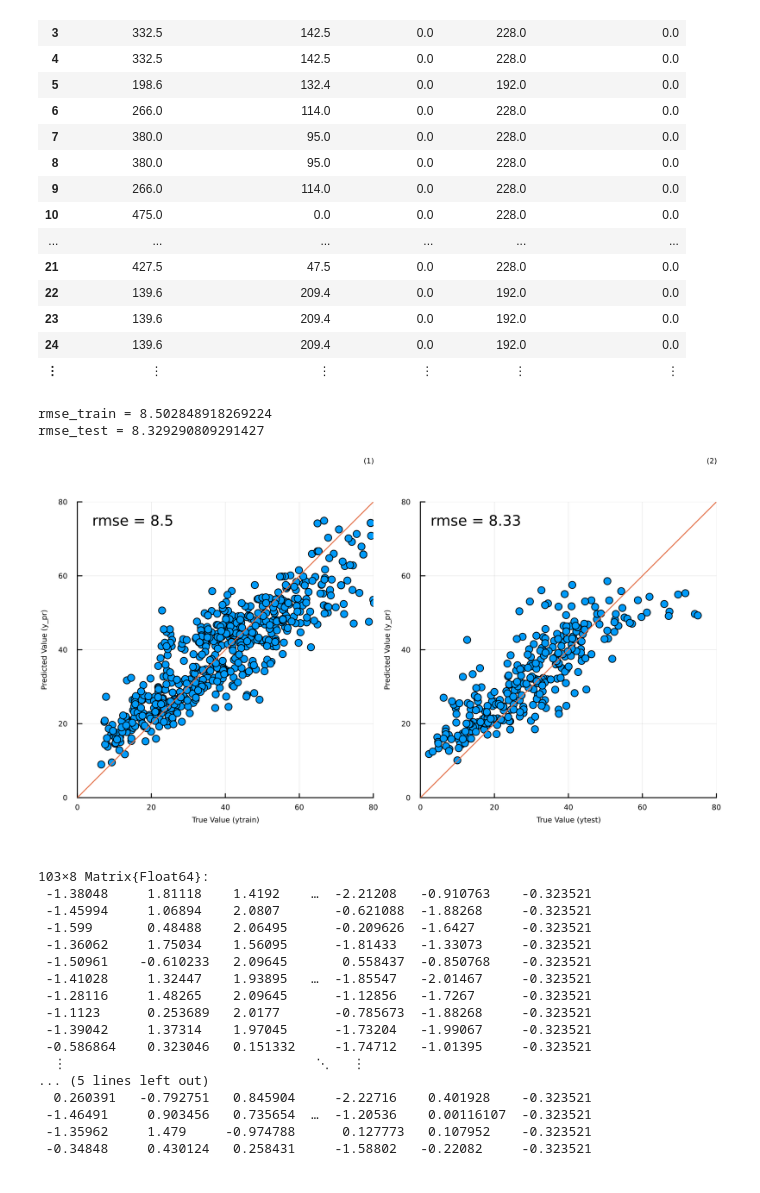
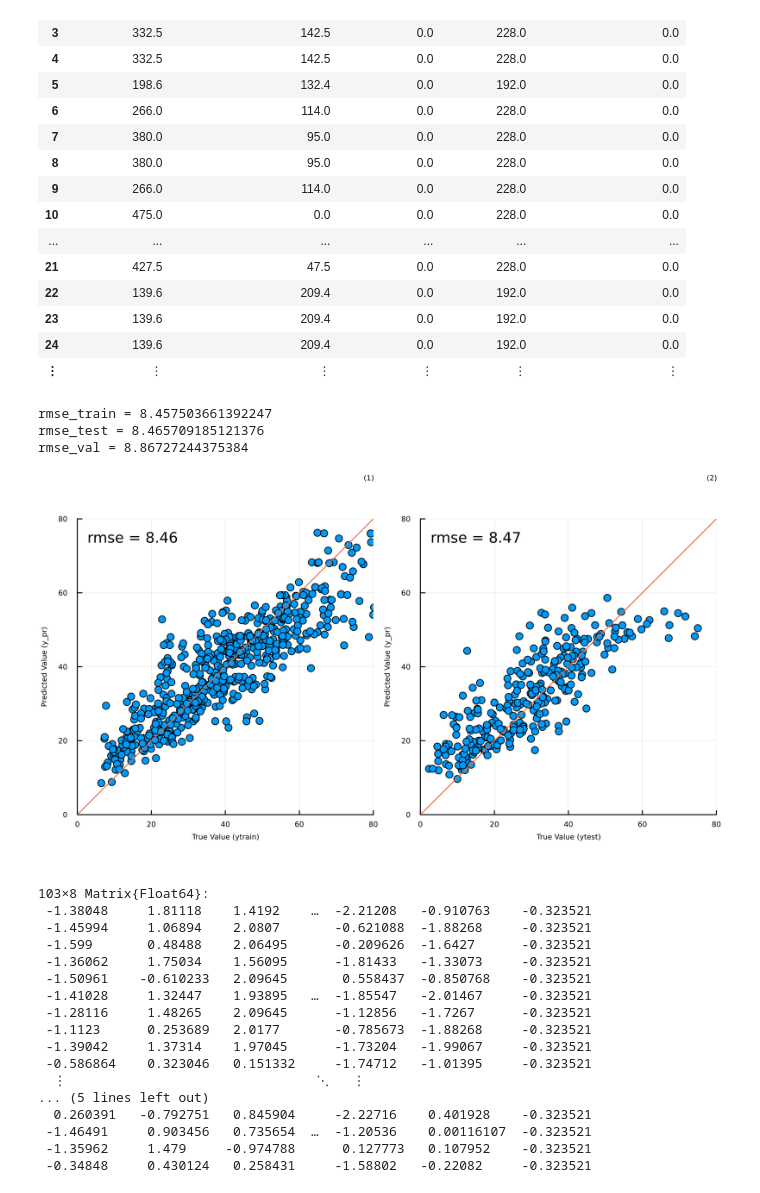
Before and after one commit to uiceds/cee-492-term-project-fall-2022-team-online, a Jupyter notebook: reference/2-Support Vector Regression/SVR.ipynb, the cells around one changed output. Saved outputs shown, nothing was run; the diff lists cells and outputs as text; code cells hidden in the pictures.

```diff
--- a/reference/2-Support Vector Regression/SVR.ipynb
+++ b/reference/2-Support Vector Regression/SVR.ipynb
@@ -93,25 +93,32 @@ yval = y[split_cs1[3]:split_cs2[3]];
 # %%
 # println("Best hyper-parameters: $(grid.best_params_)")
 # %%
-regressor = ScikitLearn.fit!(skSVR.SVR(C=10, gamma=1.1e-5, degree =1.0, epsilon = 5.0),xtrain,ytrain)
+regressor = ScikitLearn.fit!(skSVR.SVR(C=10, gamma=1.1e-5, degree =1.0),xtrain,ytrain)
+# regressor = ScikitLearn.fit!(skSVR.SVR(),xtrain,ytrain)
+
 y_pr_train = ScikitLearn.predict(regressor,xtrain)
 y_pr_test = ScikitLearn.predict(regressor,xtest)
-#y_pr_val = ScikitLearn.predict(regressor, xval)
+y_pr_val = ScikitLearn.predict(regressor, xval)
 println("rmse_train = $(rmse_SVR_train = sqrt(mse(y_pr_train, ytrain)))")
 println("rmse_test = $(rmse_SVR_test = sqrt(mse(y_pr_test, ytest)))")
-#println("rmse_test = $(rmse_SVR_test = sqrt(mse(y_pr_val, yval)))")
+println("rmse_val = $(rmse_SVR_test = sqrt(mse(y_pr_val, yval)))")
 
 
 #C=50, gamma=2.0e-6, degree =1.0
 #C=100, gamma=1.1e-5, degree =0.0
+#C=10, gamma=1.1e-5, degree =1.0
 # %% [output]
-rmse_train = 8.502848918269224
-rmse_test = 8.329290809291427
+rmse_train = 8.457503661392247
+rmse_test = 8.465709185121376
+rmse_val = 8.86727244375384
-# %%
-display(plottraintest(ytrain, y_pr_train, ytest, y_pr_test))
-savefig(joinpath(dirname(@__FILE__), "SVR.png"))
-# %% [output]
-[figure, removed]
+# %%
+display(plottraintest(ytrain, y_pr_train, ytest, y_pr_test))#,"After Hyperparameter Tuning (Train)", "After Hyperparameter Tuning (Test)"))
+savefig(joinpath(dirname(@__FILE__), "SVR_2.png"))
+
+# display(plottraintest(ytrain, y_pr_train, ytest, y_pr_test))#,"Before Hyperparameter Tuning (Train)", "Before Hyperparameter Tuning (Test)"))
+# savefig(joinpath(dirname(@__FILE__), "SVR_initial_2.png"))
+# %% [output]
+[figure, added]
 # %%
 xmean = mean(xtrain, dims=1)
 #ymean = mean(y, dims=1)
```
Also changed, not shown: parts of 8 cells of this notebook, 8 other files.
